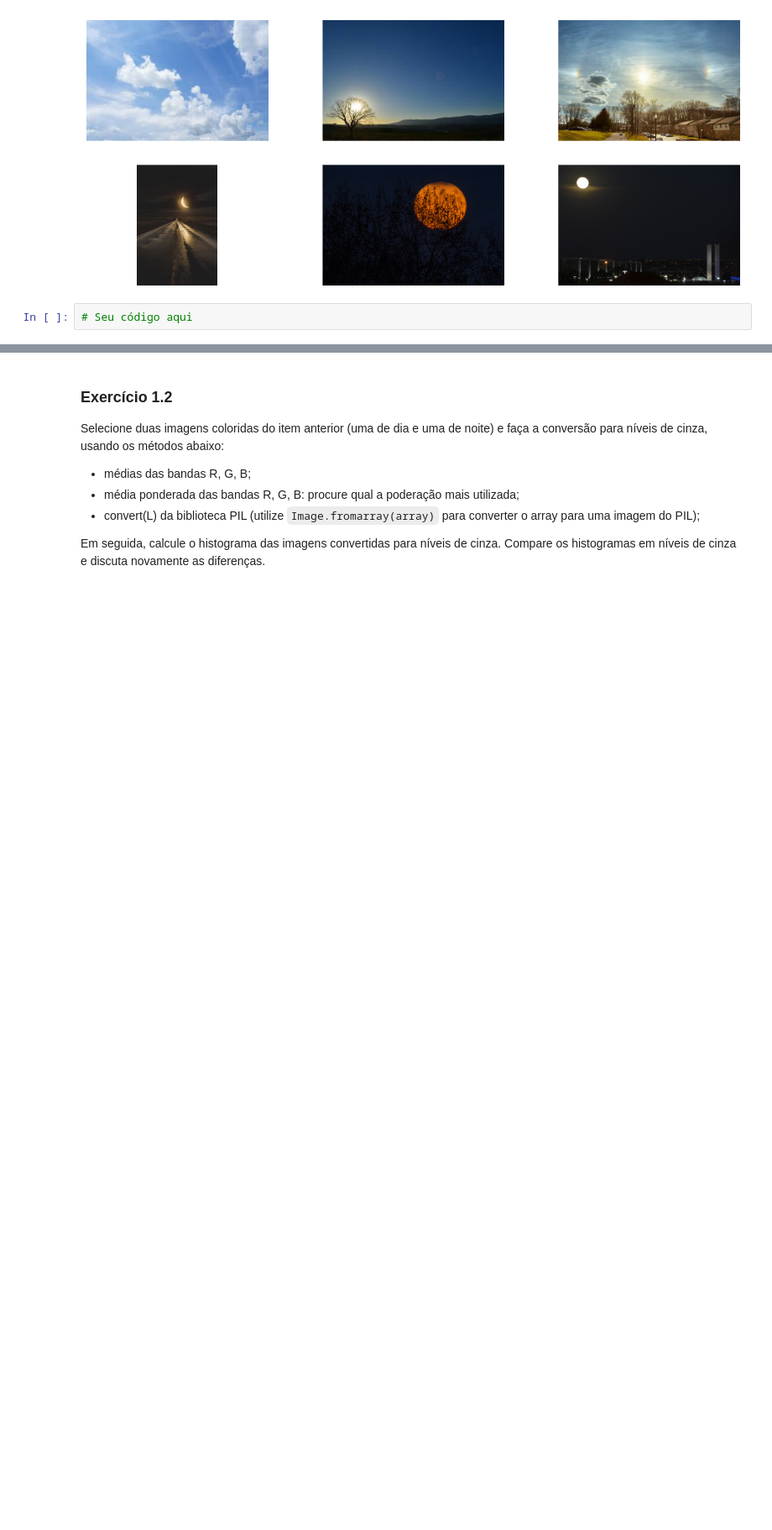
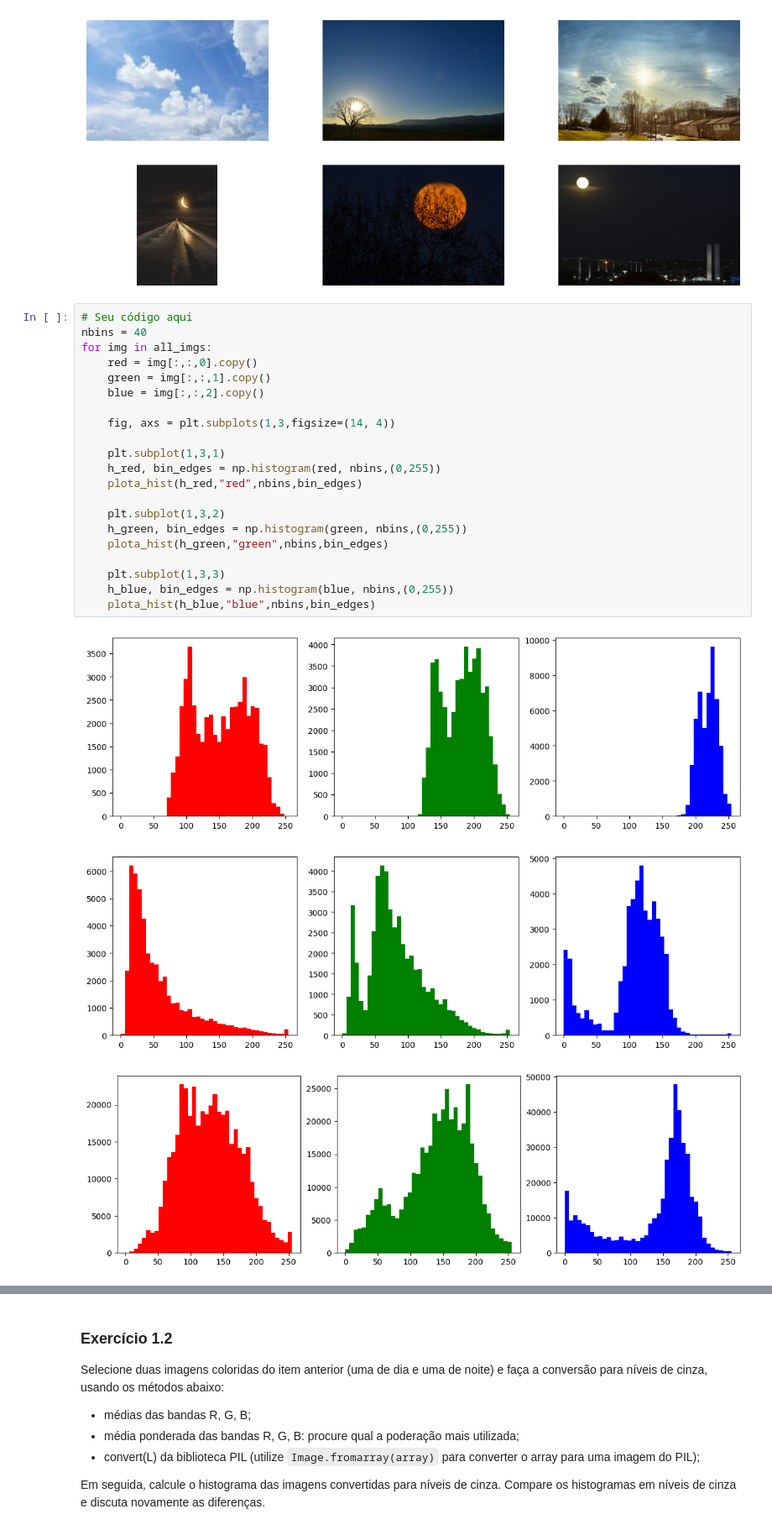
Before and after one commit to UNICAMP-EA979/2026s1-pi02-histogramas-knn-mateus-norberto, a Jupyter notebook: Atividade.ipynb, the cells around one changed output, grey strips where cells are left out. Shown at 84% size. Drawn from its saved outputs; the diff is of its cells as text; blank space fills up the shorter version.

```diff
--- a/Atividade.ipynb
+++ b/Atividade.ipynb
@@ -68,5 +70,28 @@ for daytime in ["dia", "noite"]:
     index += 1
 # %% [output]
 [figure]
-# %%
-# Seu código aqui
+# %%
+# Seu código aqui
+nbins = 40
+for img in all_imgs:
+    red = img[:,:,0].copy()
+    green = img[:,:,1].copy()
+    blue = img[:,:,2].copy()
+
+    fig, axs = plt.subplots(1,3,figsize=(14, 4))
+
+    plt.subplot(1,3,1)
+    h_red, bin_edges = np.histogram(red, nbins,(0,255))
+    plota_hist(h_red,"red",nbins,bin_edges)
+
+    plt.subplot(1,3,2)
+    h_green, bin_edges = np.histogram(green, nbins,(0,255))
+    plota_hist(h_green,"green",nbins,bin_edges)
+
+    plt.subplot(1,3,3)
+    h_blue, bin_edges = np.histogram(blue, nbins,(0,255))
+    plota_hist(h_blue,"blue",nbins,bin_edges)
+# %% [output]
+[figure, added]
+[figure, added]
+[figure, added]
```
Also changed, not shown: parts of 2 cells of this notebook.
